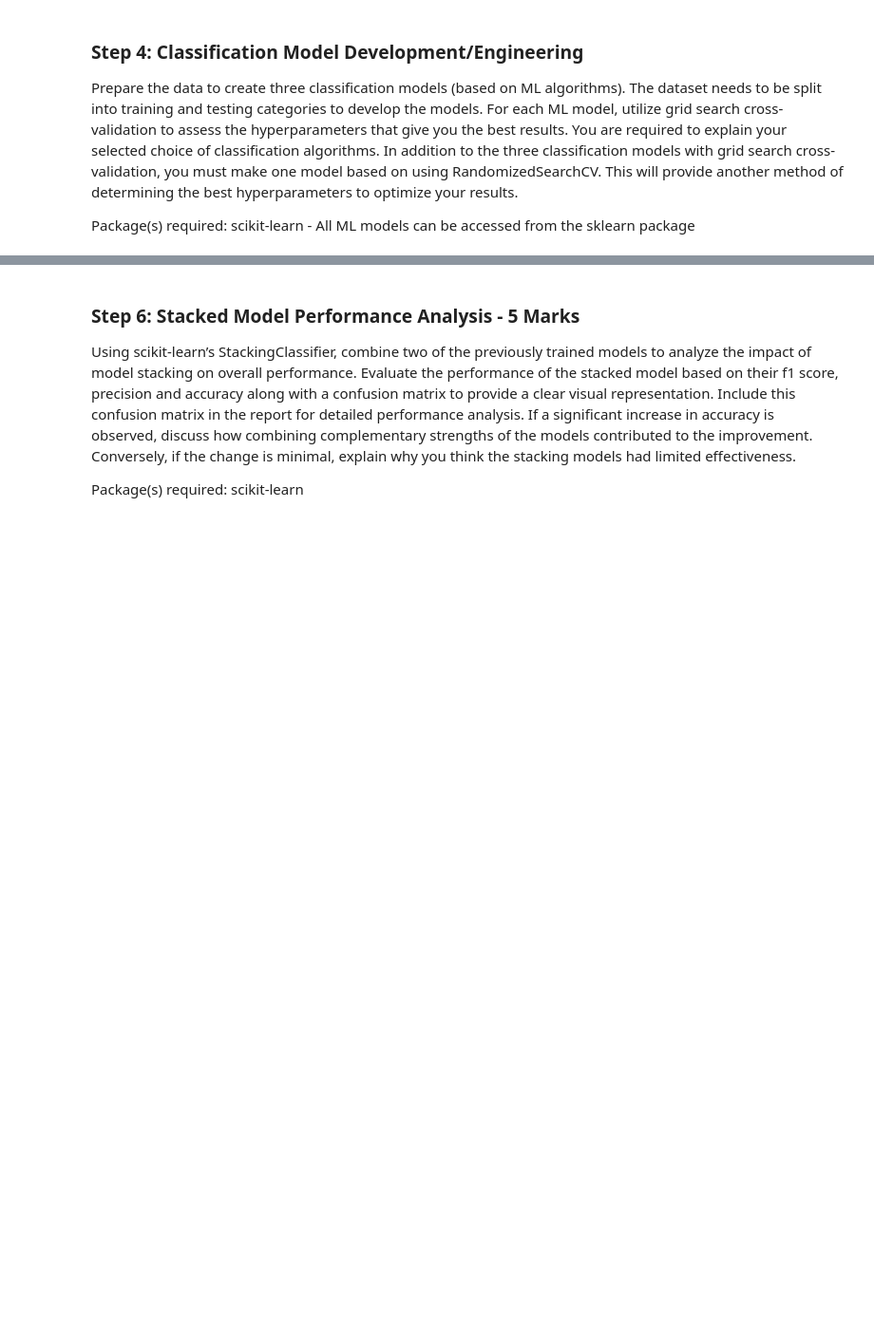
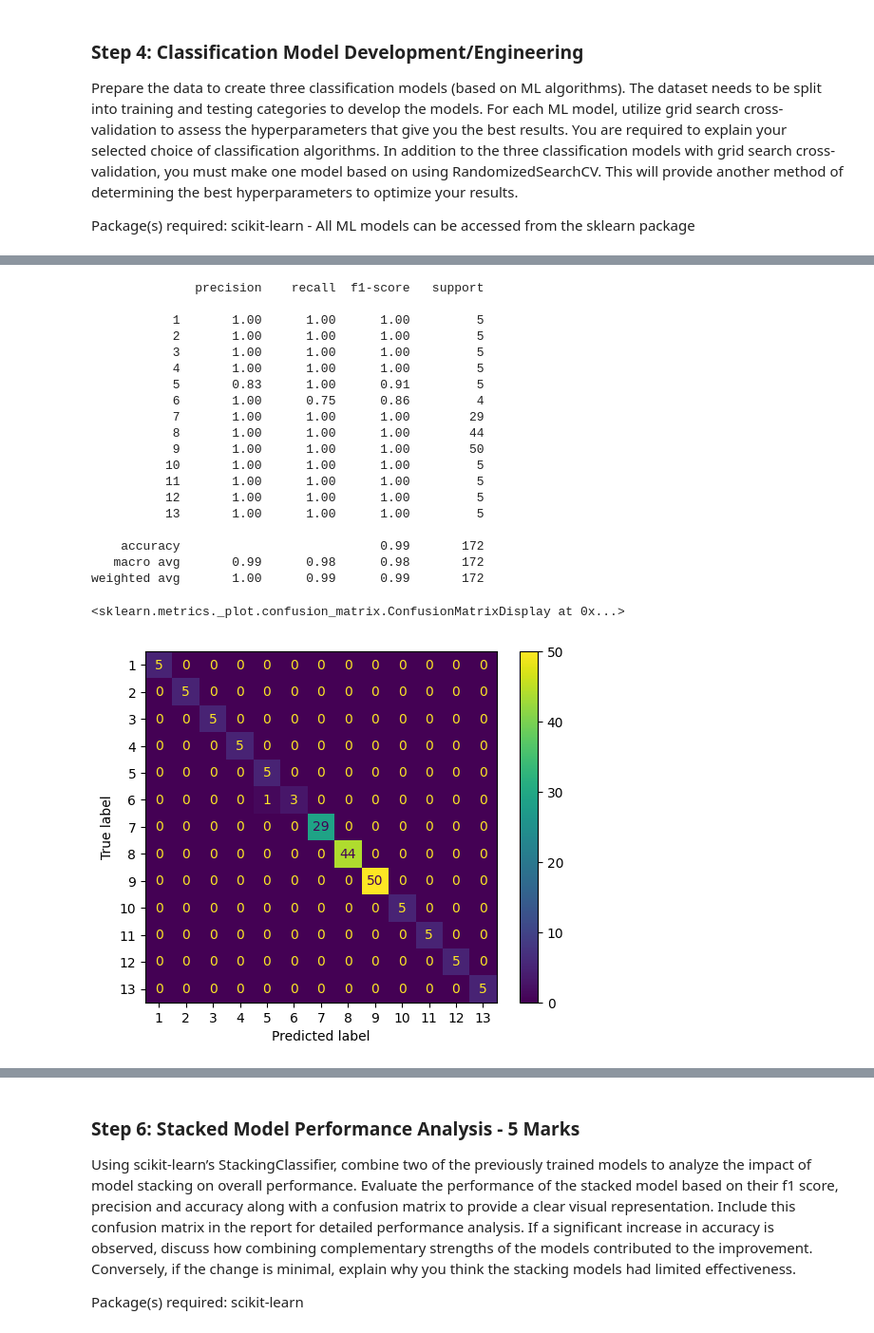
Before and after one commit to kikutabryan/AER850_Project, a Jupyter notebook: src/project_1.ipynb, the cells around one changed output, grey strips where cells are left out. Shown: that part at 95% size. Drawn from its saved outputs; the diff is of its cells as text; code cells hidden in the pictures; blank space fills up the shorter version.

```diff
--- a/src/project_1.ipynb
+++ b/src/project_1.ipynb
@@ -216,17 +216,9 @@ param_grid_lrc = {
     "C": [0.1, 1, 10, 100],
     "max_iter": [200]
 }
-grid_search_lrc = GridSearchCV(lrc, param_grid_lrc, cv=5, scoring="f1_micro", n_jobs=-1)
+grid_search_lrc = GridSearchCV(lrc, param_grid_lrc, cv=5, scoring="neg_log_loss", n_jobs=-1)
 grid_search_lrc.fit(X_train, y_train)
-best_model_lrc = grid_search_lrc.best_estimator_
-print(f"Best LRC Model: {best_model_lrc}")
-
-y_train_pred_lrc = best_model_lrc.predict(X_train)
-y_test_pred_lrc = best_model_lrc.predict(X_test)
-train_accuracy_lrc = f1_score(y_train, y_train_pred_lrc, average='micro')
-test_accuracy_lrc = f1_score(y_test, y_test_pred_lrc, average='micro')
-
-print(f"Training F1 Micro Score: {train_accuracy_lrc * 100:.2f}%")
-print(f"Testing F1 Micro Score: {test_accuracy_lrc * 100:.2f}%")
+lrc_model = grid_search_lrc.best_estimator_
+print(f"Best LRC Model: {lrc_model}")
 # %% [output]
 Best LRC Model: LogisticRegression(C=100, max_iter=200, random_state=42)
@@ -370,0 +344,27 @@ Testing F1 Micro Score: 99.42%
+# %%
+# Logistic Regression Classifier
+y_pred_lrc = lrc_model.predict(X_test)
+print(classification_report(y_test, y_pred_lrc))
+ConfusionMatrixDisplay.from_estimator(lrc_model, X_test, y_test)
+# %% [output]
+              precision    recall  f1-score   support
+
+           1       1.00      1.00      1.00         5
+           2       1.00      1.00      1.00         5
+           3       1.00      1.00      1.00         5
+           4       1.00      1.00      1.00         5
+           5       0.83      1.00      0.91         5
+           6       1.00      0.75      0.86         4
+           7       1.00      1.00      1.00        29
+           8       1.00      1.00      1.00        44
+           9       1.00      1.00      1.00        50
+          10       1.00      1.00      1.00         5
+          11       1.00      1.00      1.00         5
+          12       1.00      1.00      1.00         5
+          13       1.00      1.00      1.00         5
+
+    accuracy                           0.99       172
+   macro avg       0.99      0.98      0.98       172
+weighted avg       1.00      0.99      0.99       172
+<sklearn.metrics._plot.confusion_matrix.ConfusionMatrixDisplay at 0x...>
+[figure, added]
```
Also changed, not shown: parts of 19 cells of this notebook, 1 other file.
